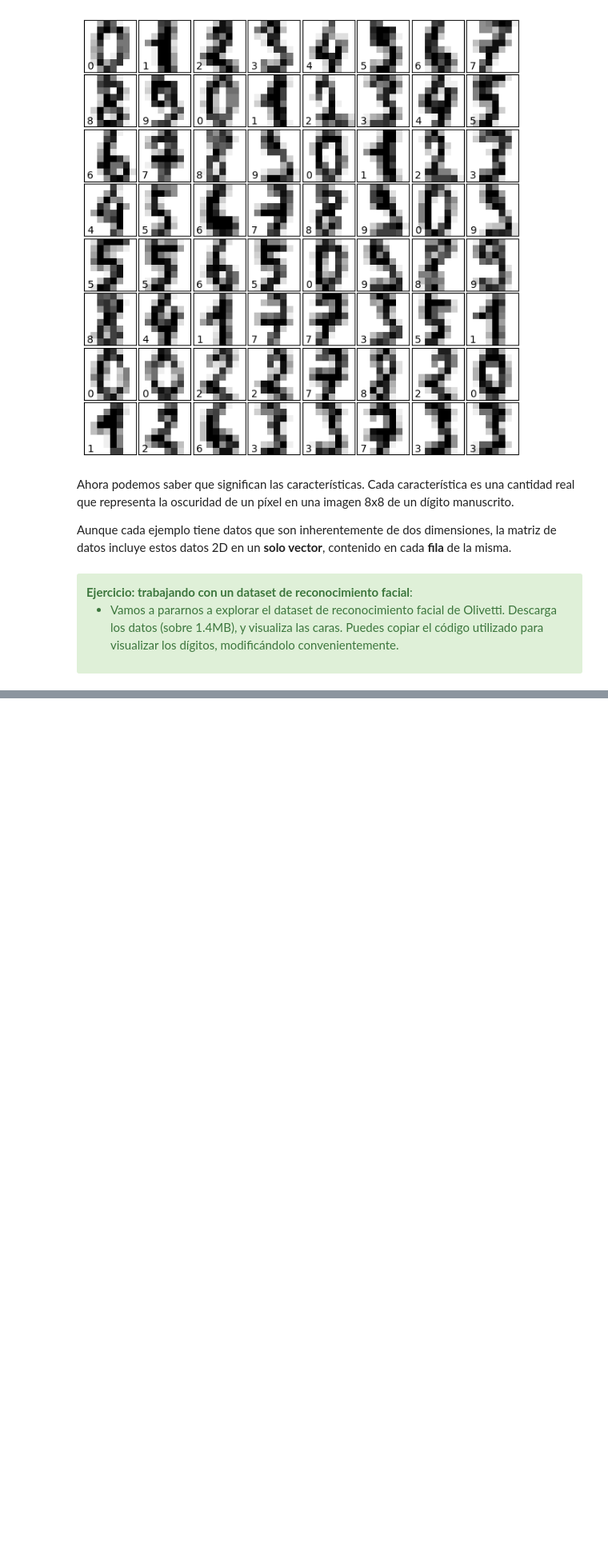
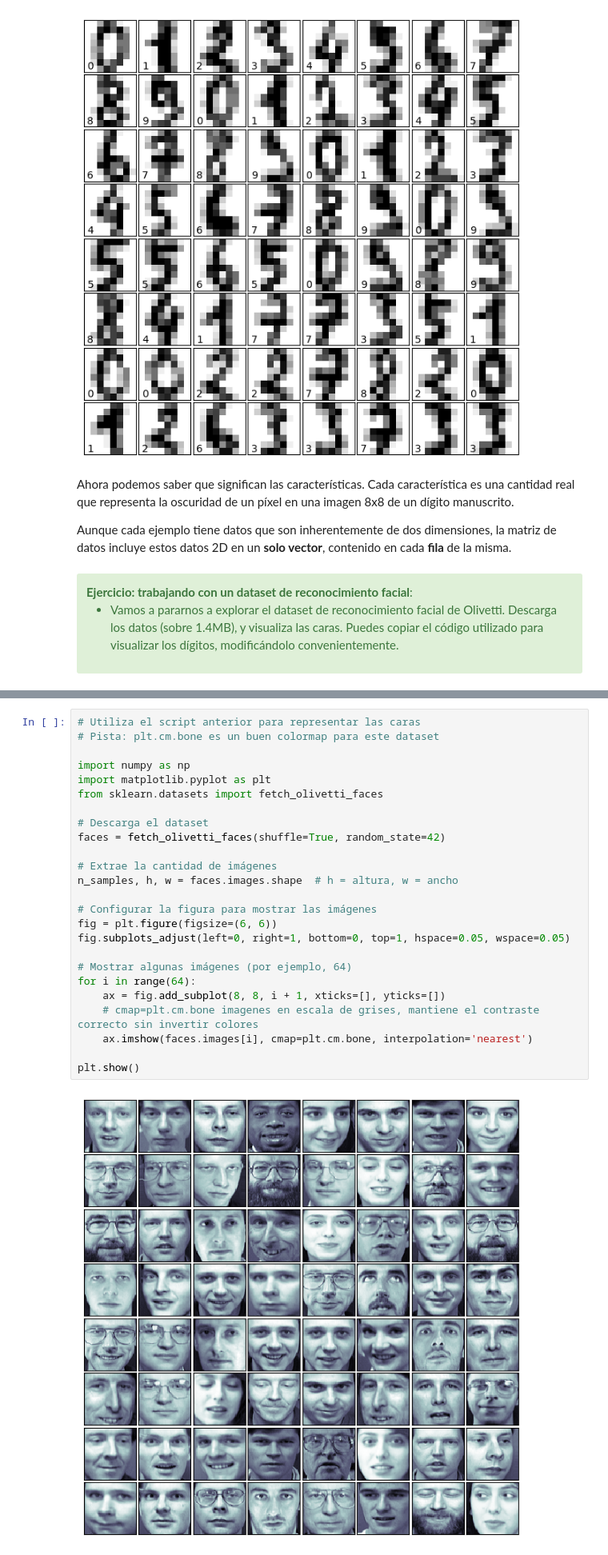
Before and after one commit to juditsoria/machine_learning, a Jupyter notebook: M2U2_02_Machine_Learning/M2U2_02_Probemos varios datasets.ipynb, the cells around one changed output, grey strips where cells are left out. Shown at 80% size. Drawn from its saved outputs; the diff is of its cells as text; blank space fills up the shorter version.

```diff
--- a/M2U2_02_Machine_Learning/M2U2_02_Probemos varios datasets.ipynb
+++ b/M2U2_02_Machine_Learning/M2U2_02_Probemos varios datasets.ipynb
@@ -294,0 +341,27 @@ from sklearn.datasets import fetch_olivetti_faces
+# %%
+# Utiliza el script anterior para representar las caras
+# Pista: plt.cm.bone es un buen colormap para este dataset
+
+import numpy as np
+import matplotlib.pyplot as plt
+from sklearn.datasets import fetch_olivetti_faces
+
+# Descarga el dataset
+faces = fetch_olivetti_faces(shuffle=True, random_state=42)
+
+# Extrae la cantidad de imágenes
+n_samples, h, w = faces.images.shape  # h = altura, w = ancho
+
+# Configurar la figura para mostrar las imágenes
+fig = plt.figure(figsize=(6, 6))
+fig.subplots_adjust(left=0, right=1, bottom=0, top=1, hspace=0.05, wspace=0.05)
+
+# Mostrar algunas imágenes (por ejemplo, 64)
+for i in range(64):
+    ax = fig.add_subplot(8, 8, i + 1, xticks=[], yticks=[])
+    # cmap=plt.cm.bone imagenes en escala de grises, mantiene el contraste correcto sin invertir colores
+    ax.imshow(faces.images[i], cmap=plt.cm.bone, interpolation='nearest')
+
+plt.show()
+# %% [output]
+[figure, added]
```
Also changed, not shown: parts of 6 cells of this notebook, 1 other file.
